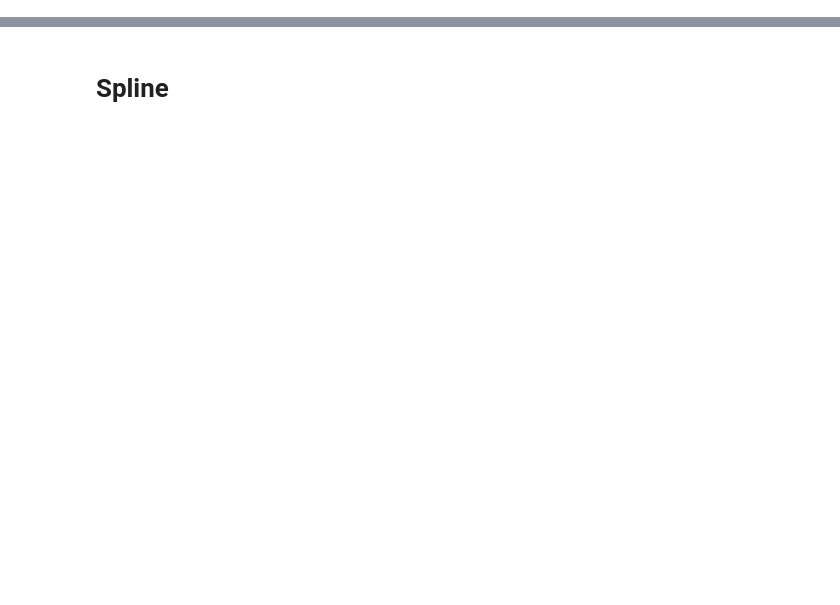
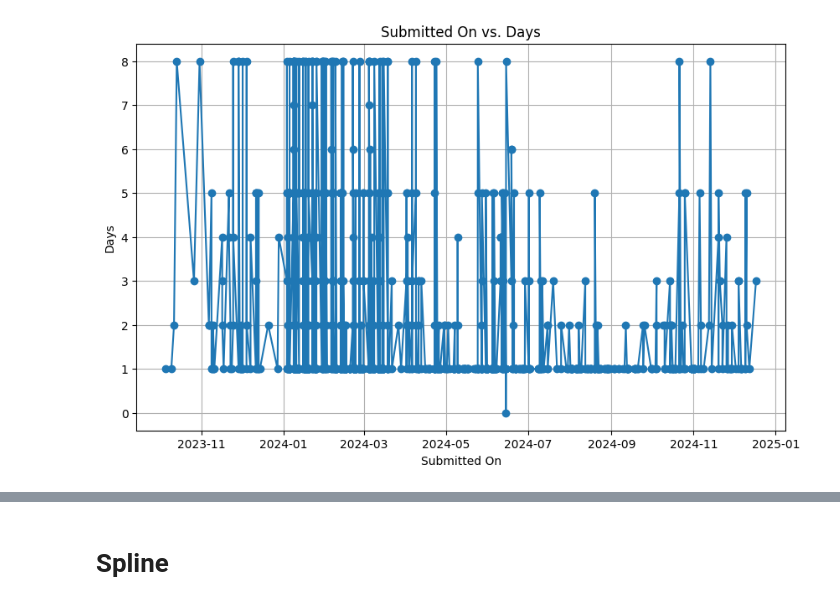
Before and after one commit to vanlalpeka/prototypes, a Jupyter notebook: 005_LeavePrediction.ipynb, the cells around one changed output, grey strips where cells are left out. Drawn from its saved outputs; the diff is of its cells as text; code cells hidden in the pictures; blank space fills up the shorter version.

```diff
--- a/005_LeavePrediction.ipynb
+++ b/005_LeavePrediction.ipynb
@@ -0,0 +146,13 @@
+# %%
+filtered_df = leave_df[leave_df['type'] == 1]
+
+# Plot 'submitted_on' vs. 'days'
+plt.figure(figsize=(10, 6))
+plt.plot(filtered_df.index, filtered_df['days'], marker='o')
+plt.xlabel('Submitted On')
+plt.ylabel('Days')
+plt.title('Submitted On vs. Days')
+plt.grid(True)
+plt.show()
+# %% [output]
+[figure, added]
```
Also changed, not shown: parts of 32 cells of this notebook, 2 other files.
